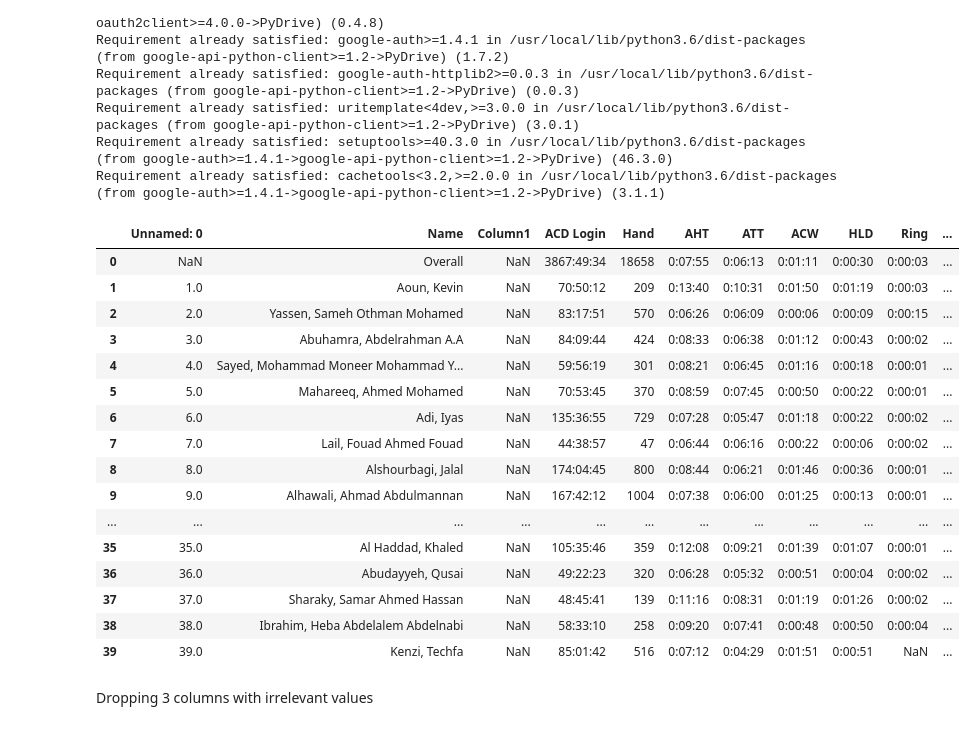
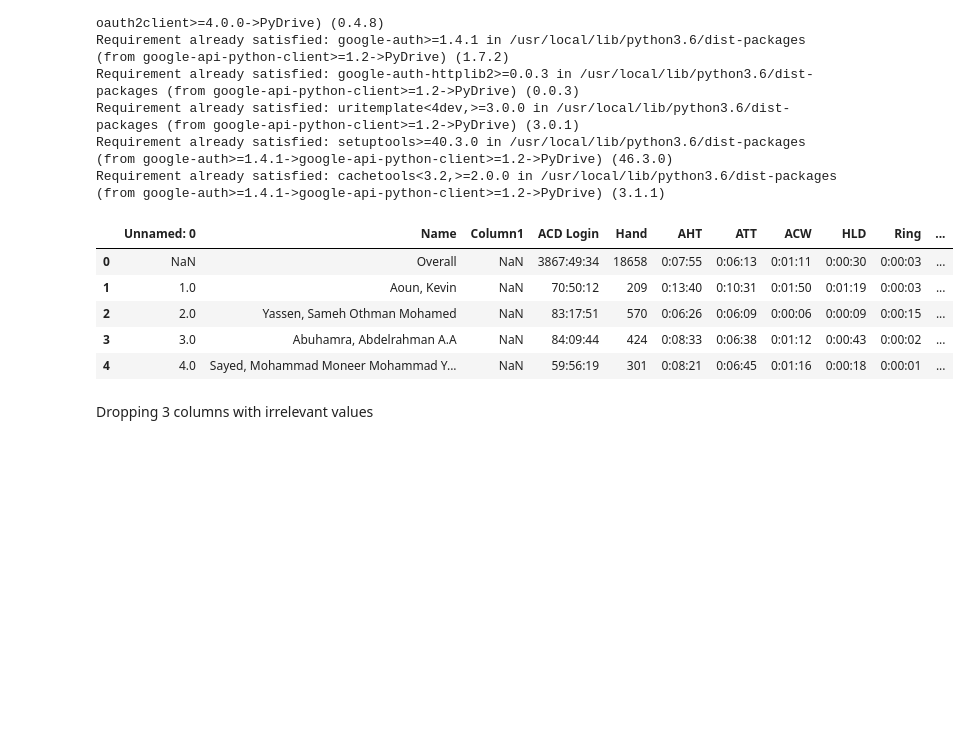
Before and after one commit to Elmasri-Fathallah/Data-Analysis, a Jupyter notebook: June_19.ipynb, the cells around one changed output. Drawn from its saved outputs; the diff is of its cells as text; code cells hidden in the pictures; blank space fills up the shorter version.

```diff
--- a/June_19.ipynb
+++ b/June_19.ipynb
@@ -40,25 +40,14 @@ downloaded.GetContentFile('june_19.csv')
 # %%
 df = pd.read_csv('june_19.csv', header=0)
 # %%
-df
+df.head()
 # %% [output]
 |  | Unnamed: 0 | Name | Column1 | ACD Login | Hand | AHT | ATT | ACW | HLD | Ring | ... |
 | 0 | NaN | Overall | NaN | 3867:49:34 | 18658 | 0:07:55 | 0:06:13 | 0:01:11 | 0:00:30 | 0:00:03 | ... |
 | 1 | 1.0 | Aoun, Kevin | NaN | 70:50:12 | 209 | 0:13:40 | 0:10:31 | 0:01:50 | 0:01:19 | 0:00:03 | ... |
 | 2 | 2.0 | Yassen, Sameh Othman Mohamed | NaN | 83:17:51 | 570 | 0:06:26 | 0:06:09 | 0:00:06 | 0:00:09 | 0:00:15 | ... |
 | 3 | 3.0 | Abuhamra, Abdelrahman A.A | NaN | 84:09:44 | 424 | 0:08:33 | 0:06:38 | 0:01:12 | 0:00:43 | 0:00:02 | ... |
 | 4 | 4.0 | Sayed, Mohammad Moneer Mohammad Y... | NaN | 59:56:19 | 301 | 0:08:21 | 0:06:45 | 0:01:16 | 0:00:18 | 0:00:01 | ... |
-| 5 | 5.0 | Mahareeq, Ahmed Mohamed | NaN | 70:53:45 | 370 | 0:08:59 | 0:07:45 | 0:00:50 | 0:00:22 | 0:00:01 | ... |
-| 6 | 6.0 | Adi, Iyas | NaN | 135:36:55 | 729 | 0:07:28 | 0:05:47 | 0:01:18 | 0:00:22 | 0:00:02 | ... |
-| 7 | 7.0 | Lail, Fouad Ahmed Fouad | NaN | 44:38:57 | 47 | 0:06:44 | 0:06:16 | 0:00:22 | 0:00:06 | 0:00:02 | ... |
-| 8 | 8.0 | Alshourbagi, Jalal | NaN | 174:04:45 | 800 | 0:08:44 | 0:06:21 | 0:01:46 | 0:00:36 | 0:00:01 | ... |
-| 9 | 9.0 | Alhawali, Ahmad Abdulmannan | NaN | 167:42:12 | 1004 | 0:07:38 | 0:06:00 | 0:01:25 | 0:00:13 | 0:00:01 | ... |
-| ... | ... | ... | ... | ... | ... | ... | ... | ... | ... | ... | ... |
-| 35 | 35.0 | Al Haddad, Khaled | NaN | 105:35:46 | 359 | 0:12:08 | 0:09:21 | 0:01:39 | 0:01:07 | 0:00:01 | ... |
-| 36 | 36.0 | Abudayyeh, Qusai | NaN | 49:22:23 | 320 | 0:06:28 | 0:05:32 | 0:00:51 | 0:00:04 | 0:00:02 | ... |
-| 37 | 37.0 | Sharaky, Samar Ahmed Hassan | NaN | 48:45:41 | 139 | 0:11:16 | 0:08:31 | 0:01:19 | 0:01:26 | 0:00:02 | ... |
-| 38 | 38.0 | Ibrahim, Heba Abdelalem Abdelnabi | NaN | 58:33:10 | 258 | 0:09:20 | 0:07:41 | 0:00:48 | 0:00:50 | 0:00:04 | ... |
-| 39 | 39.0 | Kenzi, Techfa | NaN | 85:01:42 | 516 | 0:07:12 | 0:04:29 | 0:01:51 | 0:00:51 | NaN | ... |
 # %% [markdown]
 Dropping 3 columns with irrelevant values
 # %%
```
